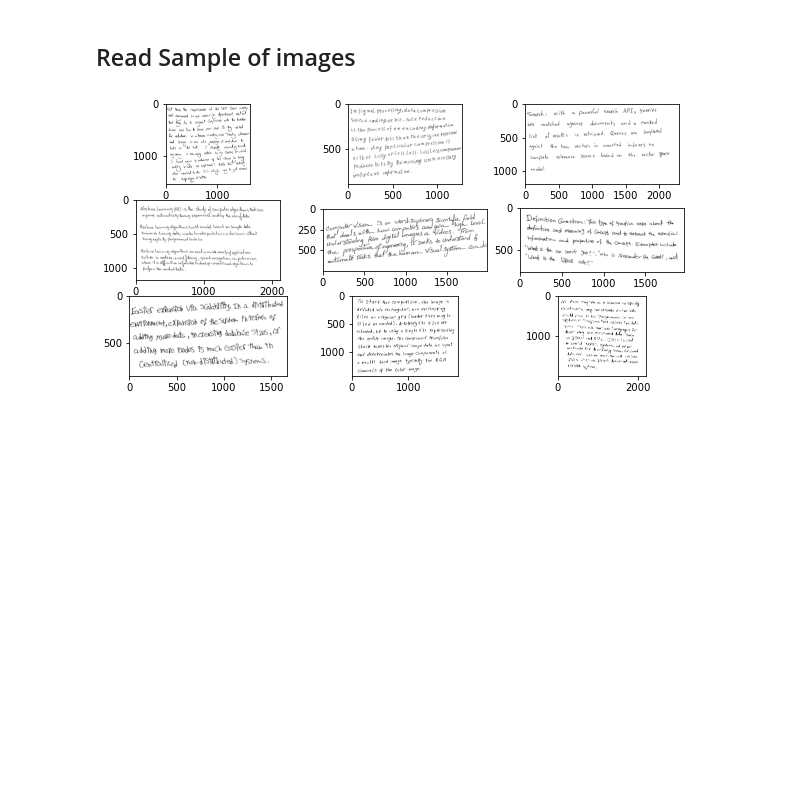
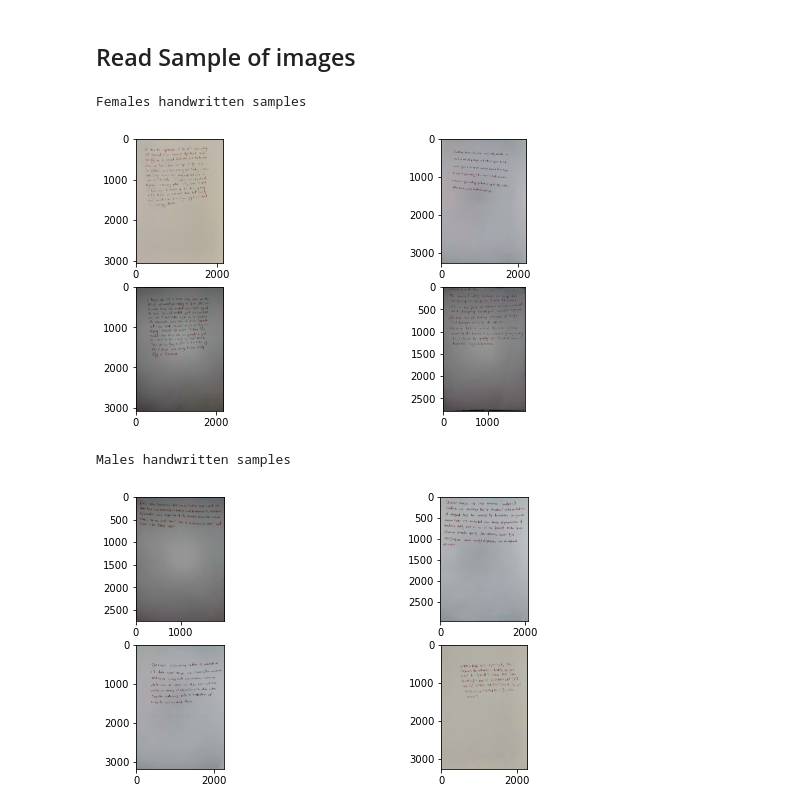
Before and after one commit to NouranHany/Handwriting-Based-Gender-Classification, a Jupyter notebook: Space extraction.ipynb, the cells around one changed output. Cells and saved outputs as stored; diff of their text form; code cells hidden in the pictures; blank space fills up the shorter version.

```diff
--- a/Space extraction.ipynb
+++ b/Space extraction.ipynb
@@ -201,9 +286,17 @@ def cut_white_margins(lines, noise_margin_perc = 0.95, verbose=False):
 ## Read Sample of images
 # %%
 # Read the test images
-imgs = read_imgs('../Data/space_testing')
+female_imgs = util.read_imgs('data/Female/Female')
+male_imgs = util.read_imgs('data/Male/Male')
+
 
 # Preview 9 samples
-draw_grid(figsize=(10,5), rows=3, cols=3, imgs=imgs[:9])
+print('Females handwritten samples')
+util.draw_grid(figsize=(10,5), rows=2, cols=2, imgs=female_imgs[:4])
+print('Males handwritten samples')
+util.draw_grid(figsize=(10,5), rows=2, cols=2, imgs=male_imgs[:4])
 # %% [output]
+Females handwritten samples
-[figure, old version]
+[figure, new version]
+Males handwritten samples
+[figure, added]
```
Also changed, not shown: parts of 13 cells of this notebook, 1 other file.
